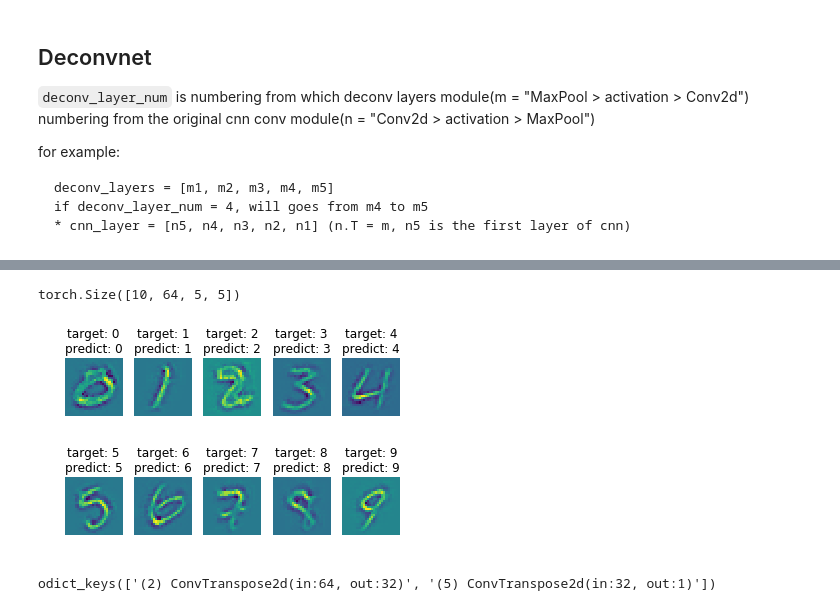
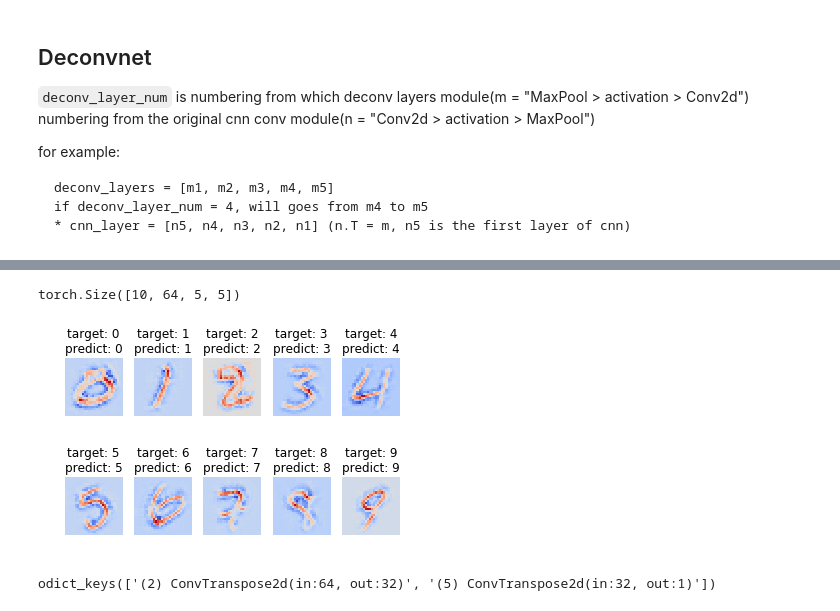
Before and after one commit to simonjisu/XAI, a Jupyter notebook: XAI.ipynb, the cells around one changed output, grey strips where cells are left out. Drawn from its saved outputs; the diff is of its cells as text; code cells hidden in the pictures.

```diff
--- a/XAI.ipynb
+++ b/XAI.ipynb
@@ -182,24 +171,24 @@ Sequential(
 # %%
 preds, _, switches = model_predict(model, imgs, get_switches=True)
 deconvnet = DeconvNet(model)
 
 deconv_layer_num = 1
 layer_name = f"({deconvnet.deconv_locs[deconv_layer_num]}) Conv2d>relu>MaxPool2d"
 convs = model.activation_maps[layer_name]
 deconv_outputs = (deconvnet.deconv(convs, switches, deconv_layer_num, store=True).detach() - 0.5) / 0.5
 print(convs.size())
 
 fig, axes = plt.subplots(2, 5)
 
 for ax, pred, img, label in zip(axes.flatten(), preds, deconv_outputs, labels):
     title = f"target: {label.item()}\npredict: {pred.item()}"
-    ax.imshow(img.squeeze()*0.5+0.5)
+    ax.imshow(img.squeeze()*0.5+0.5, cmap="coolwarm")
     ax.set_title(title)
     ax.axis("off")
 plt.show()
 # %% [output]
 torch.Size([10, 64, 5, 5])
-[figure, old version]
+[figure, new version]
 # %%
 # deconv
 vis_layers = deconvnet.activation_maps
```
Also changed, not shown: parts of 19 cells of this notebook, 8 other files.
